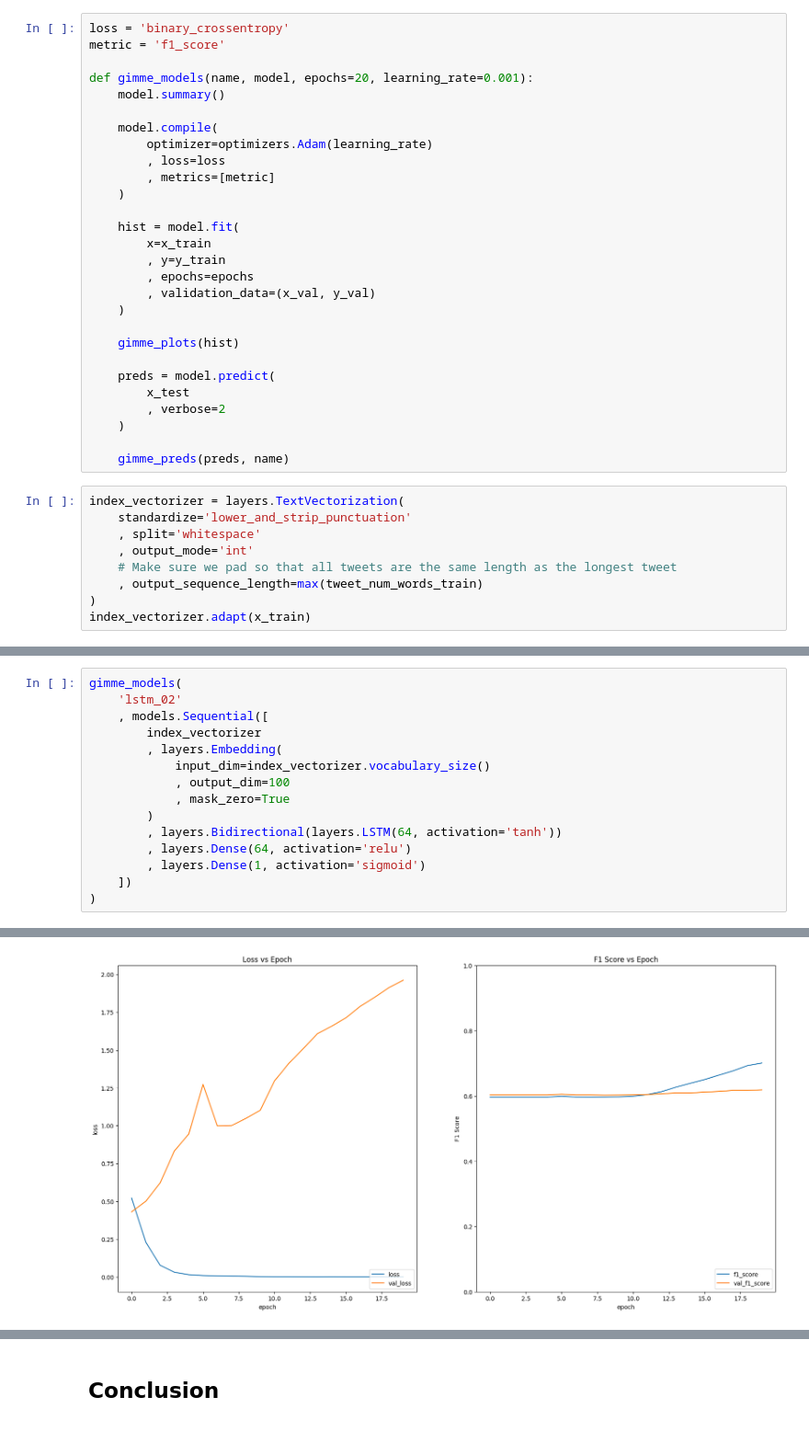
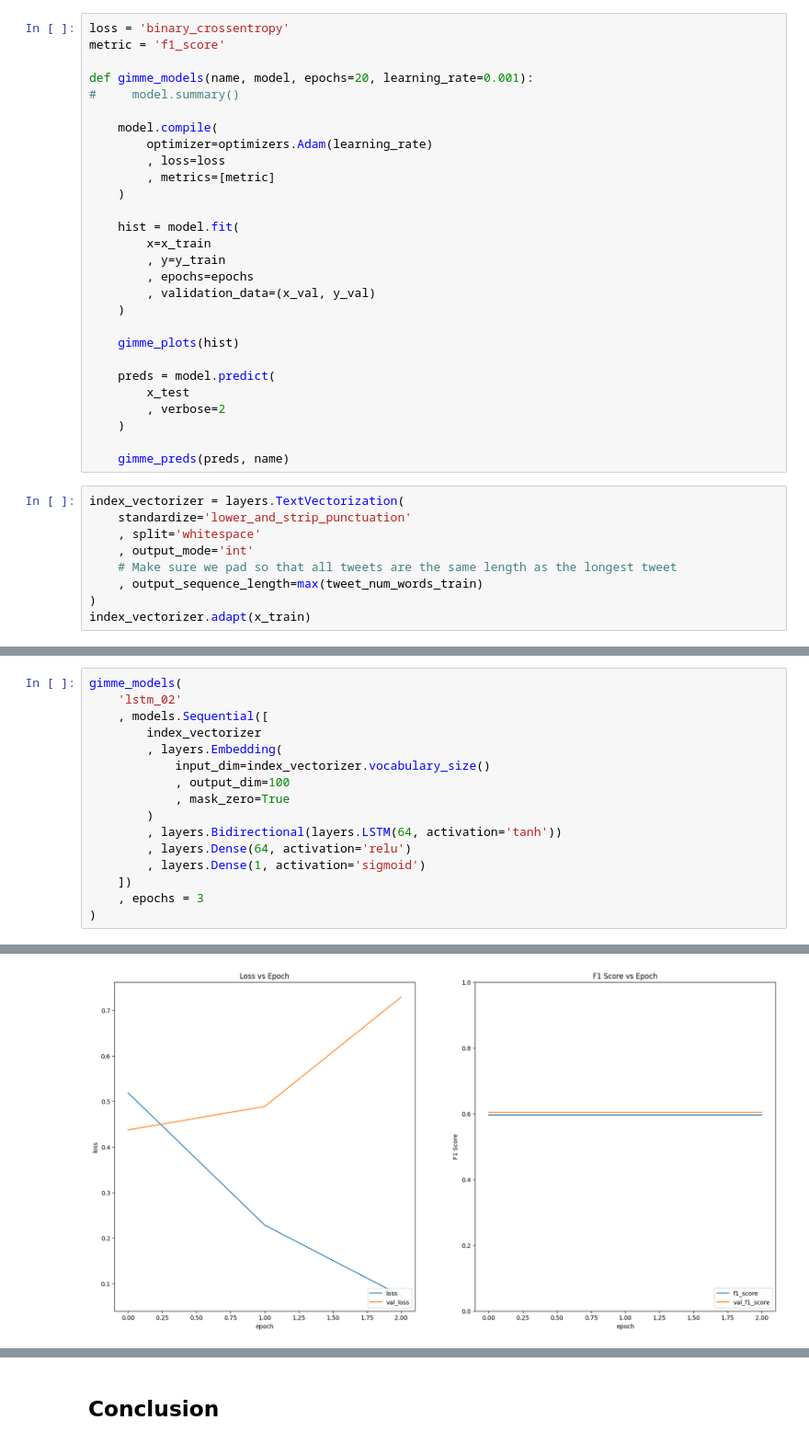
Before and after one commit to jhleakakos/msds-nlp-disaster-tweets, a Jupyter notebook: talk_about_a_disaster.ipynb, the cells around one changed output, grey strips where cells are left out. Shown at 92% size. Drawn from its saved outputs; the diff is of its cells as text.

```diff
--- a/talk_about_a_disaster.ipynb
+++ b/talk_about_a_disaster.ipynb
@@ -582,7 +584,7 @@ loss = 'binary_crossentropy'
 metric = 'f1_score'
 
 def gimme_models(name, model, epochs=20, learning_rate=0.001):
-    model.summary()
+#     model.summary()
 
     model.compile(
         optimizer=optimizers.Adam(learning_rate)
@@ -791,5 +705,6 @@ gimme_models(
         , layers.Dense(64, activation='relu')
         , layers.Dense(1, activation='sigmoid')
     ])
+    , epochs = 3
 )
 # %% [output]
@@ -831,4 +718,4 @@ Epoch 20/20
-[figure, old version]
+[figure, new version]
 # %%
 gimme_models(
     'gru_01'
```
Also changed, not shown: parts of 25 cells of this notebook.
